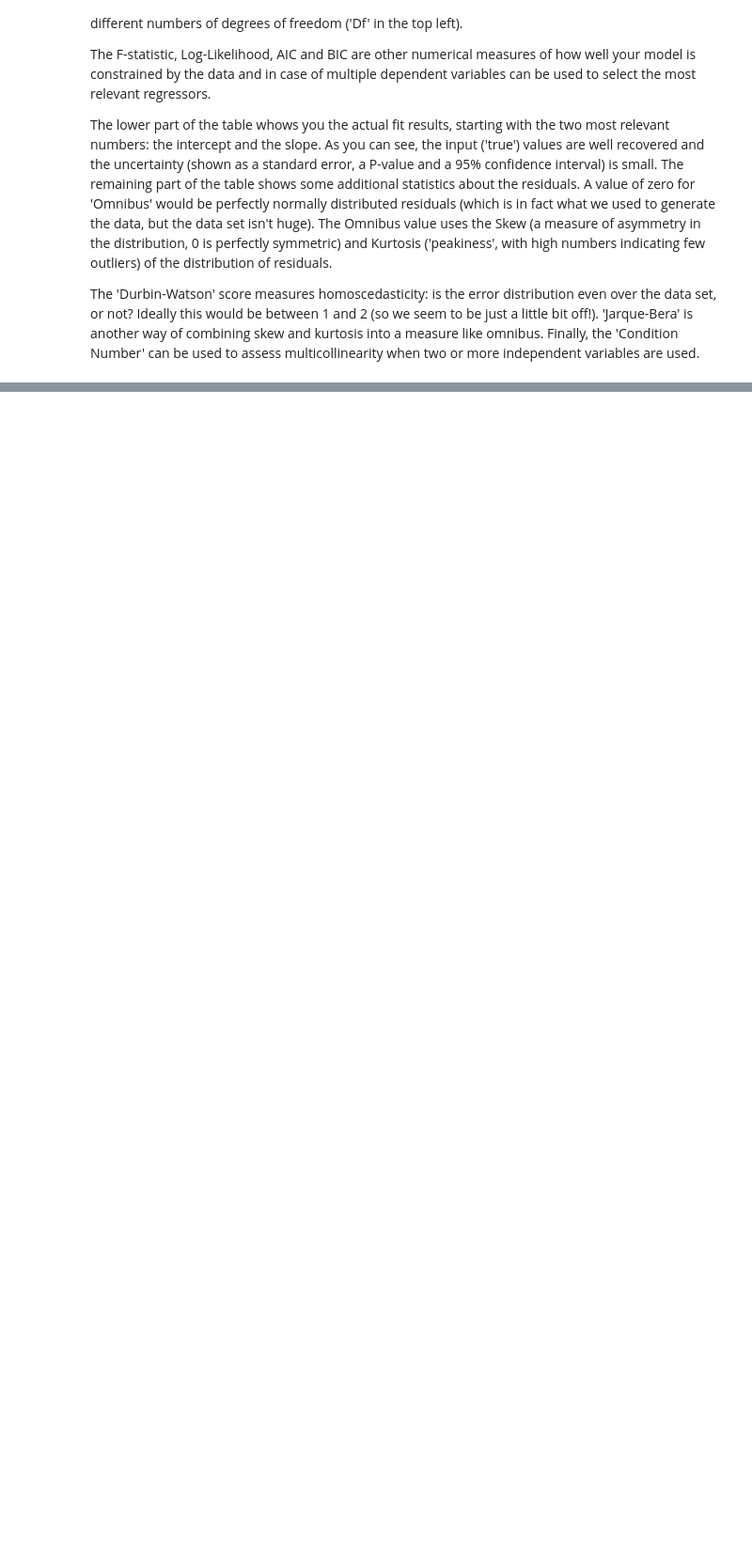
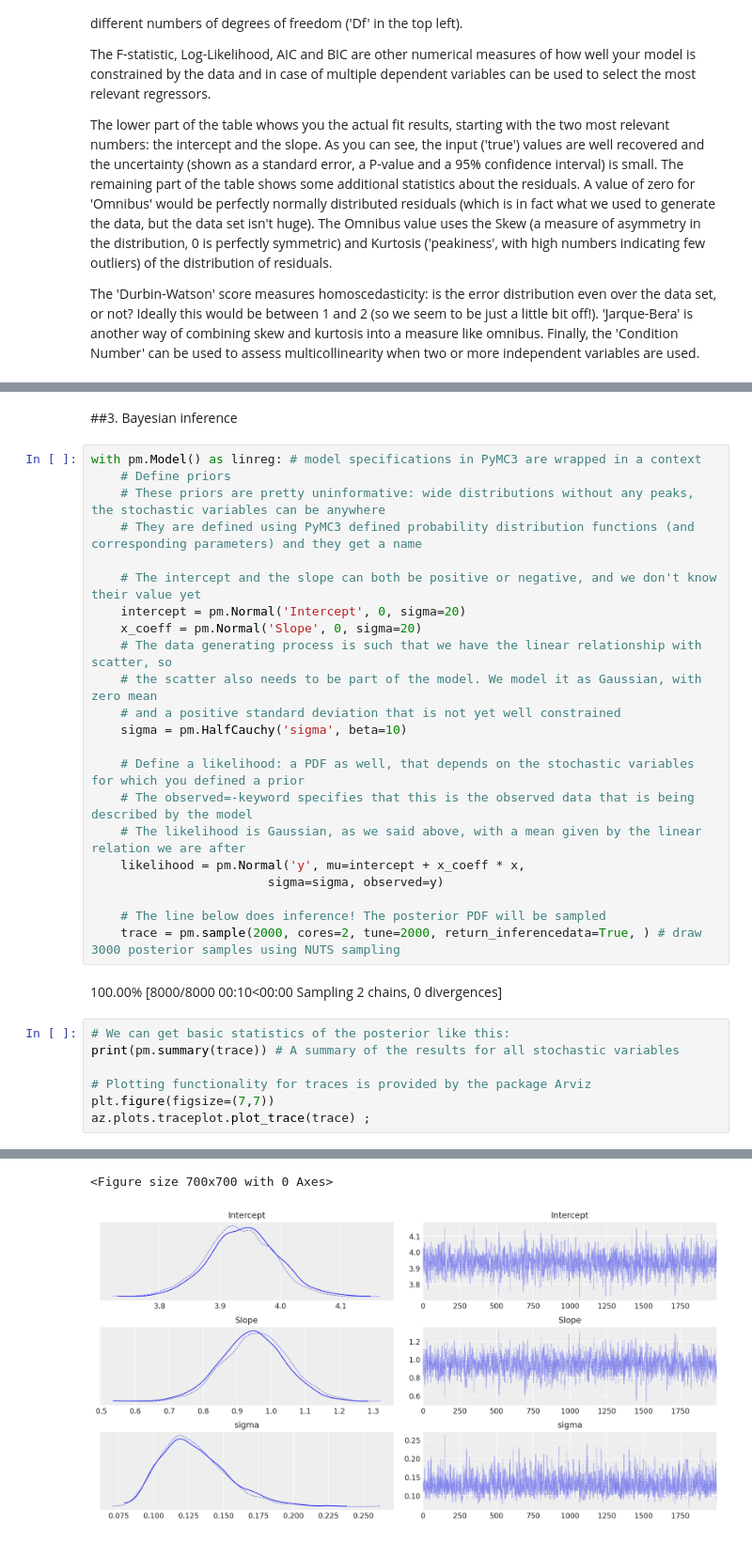
Before and after one commit to NBK-code/Demonstrations, a Jupyter notebook: Linear_Reg_Stats_ML_Bayes_ways.ipynb, the cells around one changed output, grey strips where cells are left out. Shown at 94% size. Cells and saved outputs as stored; diff of their text form; blank space fills up the shorter version.

```diff
--- a/Linear_Reg_Stats_ML_Bayes_ways.ipynb
+++ b/Linear_Reg_Stats_ML_Bayes_ways.ipynb
@@ -165,0 +200,34 @@ plt.plot(x, true_regression_line, color='red', linewidth=3);
+# %% [markdown]
+##3. Bayesian inference
+# %%
+with pm.Model() as linreg: # model specifications in PyMC3 are wrapped in a context
+    # Define priors
+    # These priors are pretty uninformative: wide distributions without any peaks, the stochastic variables can be anywhere
+    # They are defined using PyMC3 defined probability distribution functions (and corresponding parameters) and they get a name
+
+    # The intercept and the slope can both be positive or negative, and we don't know their value yet
+    intercept = pm.Normal('Intercept', 0, sigma=20)
+    x_coeff = pm.Normal('Slope', 0, sigma=20)
+    # The data generating process is such that we have the linear relationship with scatter, so
+    # the scatter also needs to be part of the model. We model it as Gaussian, with zero mean
+    # and a positive standard deviation that is not yet well constrained
+    sigma = pm.HalfCauchy('sigma', beta=10)
+
+    # Define a likelihood: a PDF as well, that depends on the stochastic variables for which you defined a prior
+    # The observed=-keyword specifies that this is the observed data that is being described by the model
+    # The likelihood is Gaussian, as we said above, with a mean given by the linear relation we are after
+    likelihood = pm.Normal('y', mu=intercept + x_coeff * x,
+                        sigma=sigma, observed=y)
+
+    # The line below does inference! The posterior PDF will be sampled
+    trace = pm.sample(2000, cores=2, tune=2000, return_inferencedata=True, ) # draw 3000 posterior samples using NUTS sampling
+# %% [output]
+100.00% [8000/8000 00:10<00:00 Sampling 2 chains, 0 divergences]
+# %%
+# We can get basic statistics of the posterior like this:
+print(pm.summary(trace)) # A summary of the results for all stochastic variables
+
+# Plotting functionality for traces is provided by the package Arviz
+plt.figure(figsize=(7,7))
+az.plots.traceplot.plot_trace(trace) ;
+# %% [output]
@@ -165,0 +243,2 @@ plt.plot(x, true_regression_line, color='red', linewidth=3);
+<Figure size 700x700 with 0 Axes>
+[figure, added]
```
Also changed, not shown: parts of 10 cells of this notebook.
